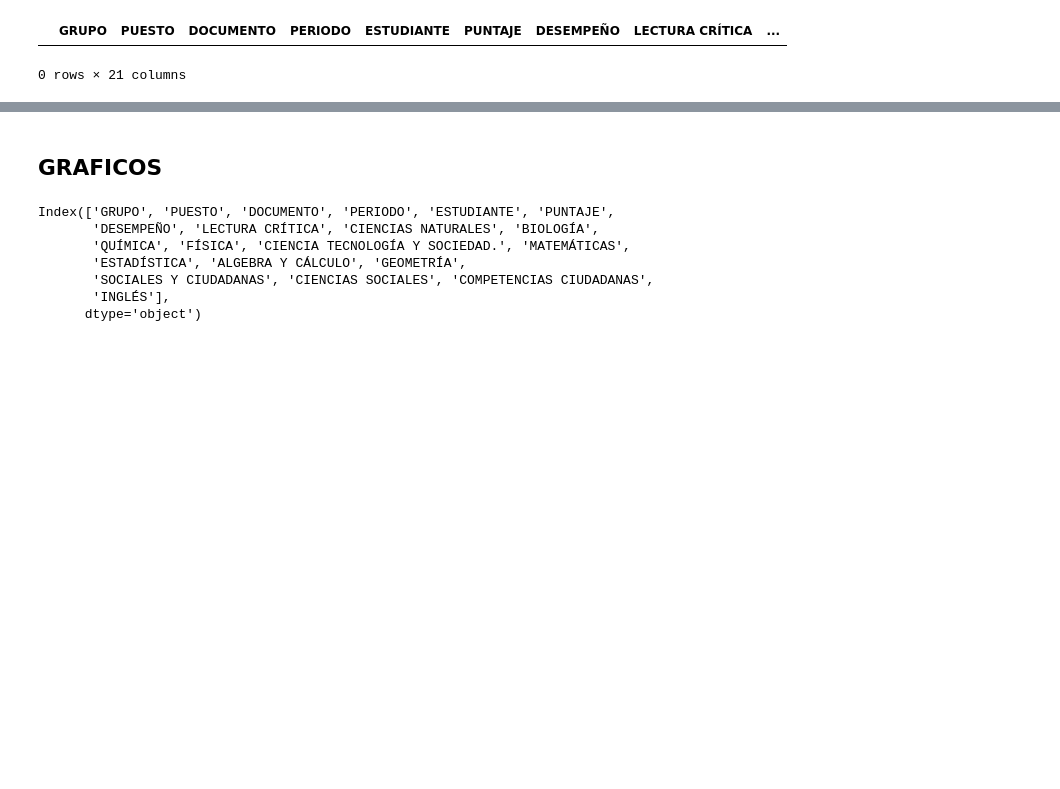
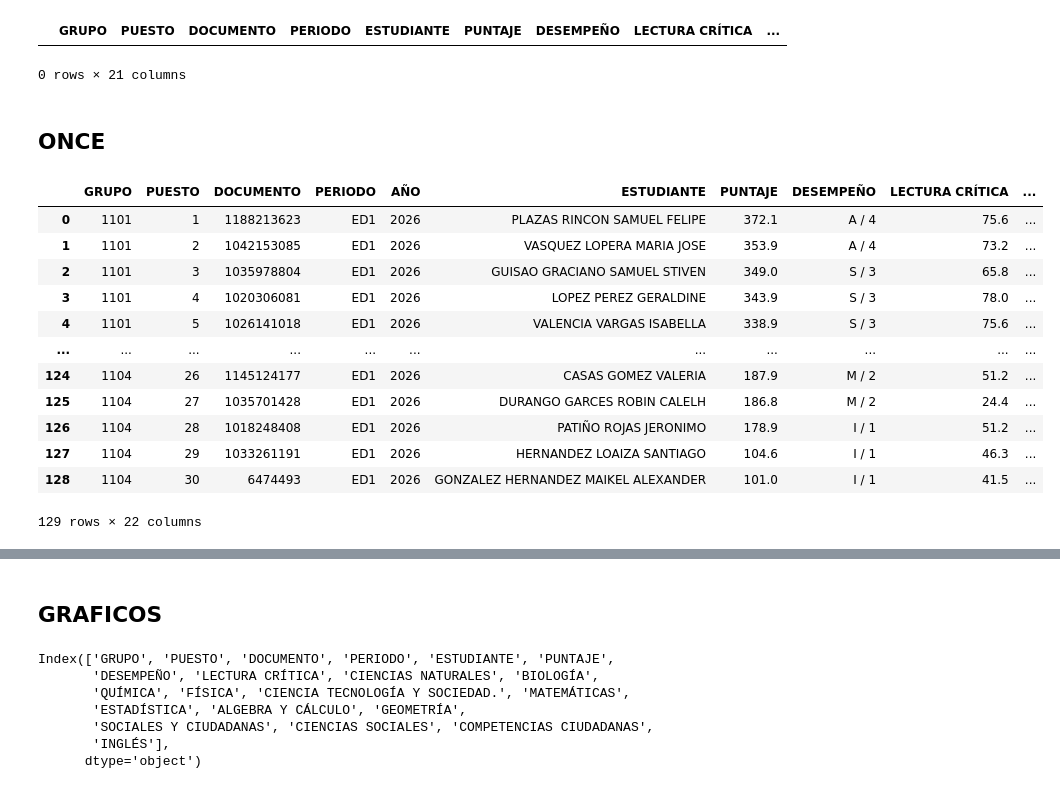
Before and after one commit to lcgalans2024/R_IEOS, a Jupyter notebook: Resultados_Simulacros.ipynb, the cells around one changed output, grey strips where cells are left out. Saved outputs shown, nothing was run; the diff lists cells and outputs as text; code cells hidden in the pictures; blank space fills up the shorter version.

```diff
--- a/Resultados_Simulacros.ipynb
+++ b/Resultados_Simulacros.ipynb
@@ -3855,3 +3887,28 @@ df_10[df_10['LECTURA CRÍTICA'] == '-']
 # %%
 df_10 = df_10.drop(df_10[df_10['INGLÉS'] == '-'].index)
 df_10 = df_10.drop(df_10[df_10['LECTURA CRÍTICA'] == '-'].index)
+# %% [markdown]
+## ONCE
+# %%
+periodo = '1'
+df_1101 = clean(periodo,grupo='1')
+df_1102 = clean(periodo,grupo='2')
+df_1103 = clean(periodo,grupo='3')
+df_1104 = clean(periodo,grupo='4')
+
+df_p1 = pd.concat([df_1101, df_1102, df_1103, df_1104], ignore_index=True)
+df_p1
+# %% [output]
+|  | GRUPO | PUESTO | DOCUMENTO | PERIODO | AÑO | ESTUDIANTE | PUNTAJE | DESEMPEÑO | LECTURA CRÍTICA | ... |
+| 0 | 1101 | 1 | 1188213623 | ED1 | 2026 | PLAZAS RINCON SAMUEL FELIPE | 372.1 | A / 4 | 75.6 | ... |
+| 1 | 1101 | 2 | 1042153085 | ED1 | 2026 | VASQUEZ LOPERA MARIA JOSE | 353.9 | A / 4 | 73.2 | ... |
+| 2 | 1101 | 3 | 1035978804 | ED1 | 2026 | GUISAO GRACIANO SAMUEL STIVEN | 349.0 | S / 3 | 65.8 | ... |
+| 3 | 1101 | 4 | 1020306081 | ED1 | 2026 | LOPEZ PEREZ GERALDINE | 343.9 | S / 3 | 78.0 | ... |
+| 4 | 1101 | 5 | 1026141018 | ED1 | 2026 | VALENCIA VARGAS ISABELLA | 338.9 | S / 3 | 75.6 | ... |
+| ... | ... | ... | ... | ... | ... | ... | ... | ... | ... | ... |
+| 124 | 1104 | 26 | 1145124177 | ED1 | 2026 | CASAS GOMEZ VALERIA | 187.9 | M / 2 | 51.2 | ... |
+| 125 | 1104 | 27 | 1035701428 | ED1 | 2026 | DURANGO GARCES ROBIN CALELH | 186.8 | M / 2 | 24.4 | ... |
+| 126 | 1104 | 28 | 1018248408 | ED1 | 2026 | PATIÑO ROJAS JERONIMO | 178.9 | I / 1 | 51.2 | ... |
+| 127 | 1104 | 29 | 1033261191 | ED1 | 2026 | HERNANDEZ LOAIZA SANTIAGO | 104.6 | I / 1 | 46.3 | ... |
+| 128 | 1104 | 30 | 6474493 | ED1 | 2026 | GONZALEZ HERNANDEZ MAIKEL ALEXANDER | 101.0 | I / 1 | 41.5 | ... |
+129 rows × 22 columns
```
Also changed, not shown: parts of 16 cells of this notebook.
